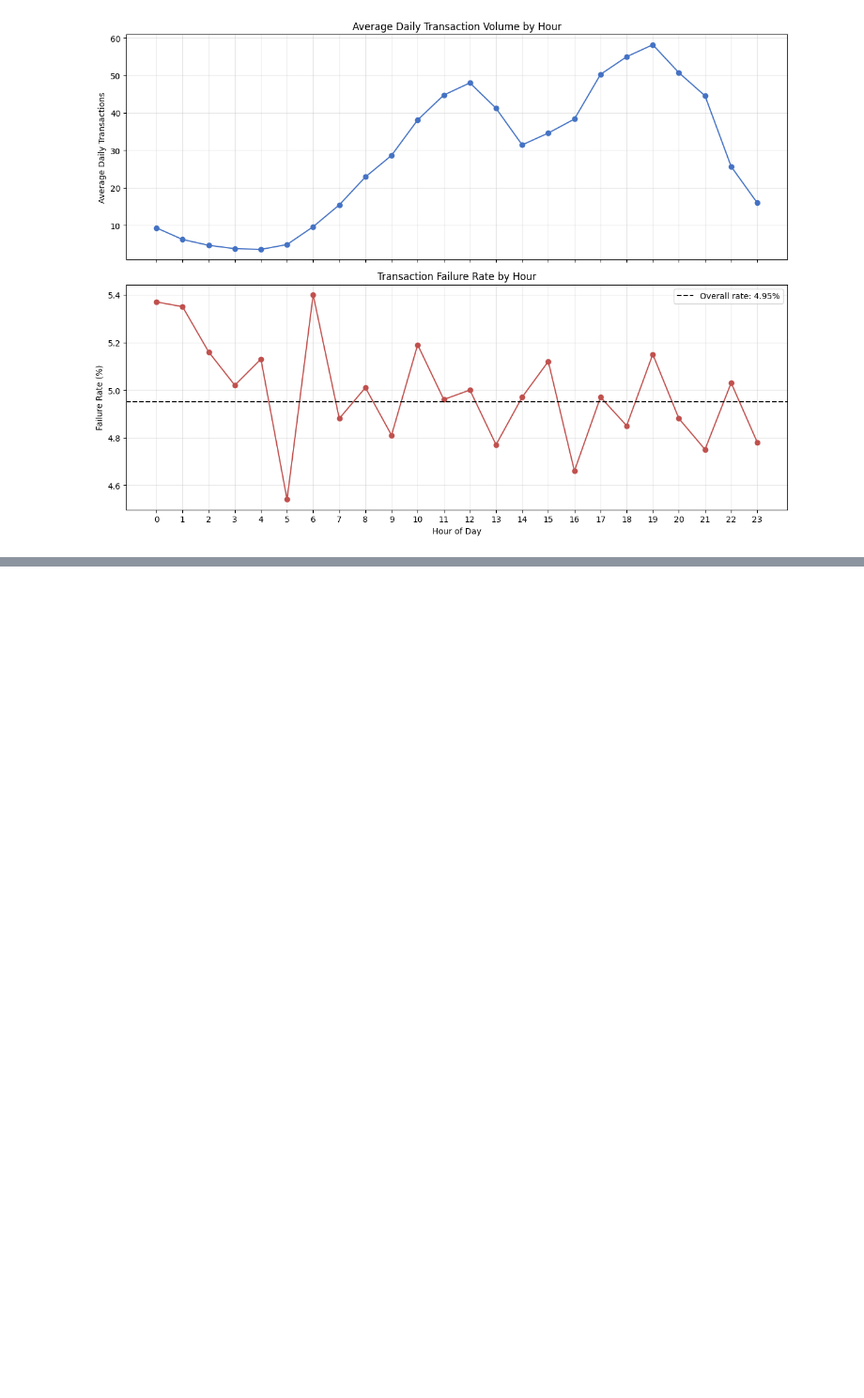
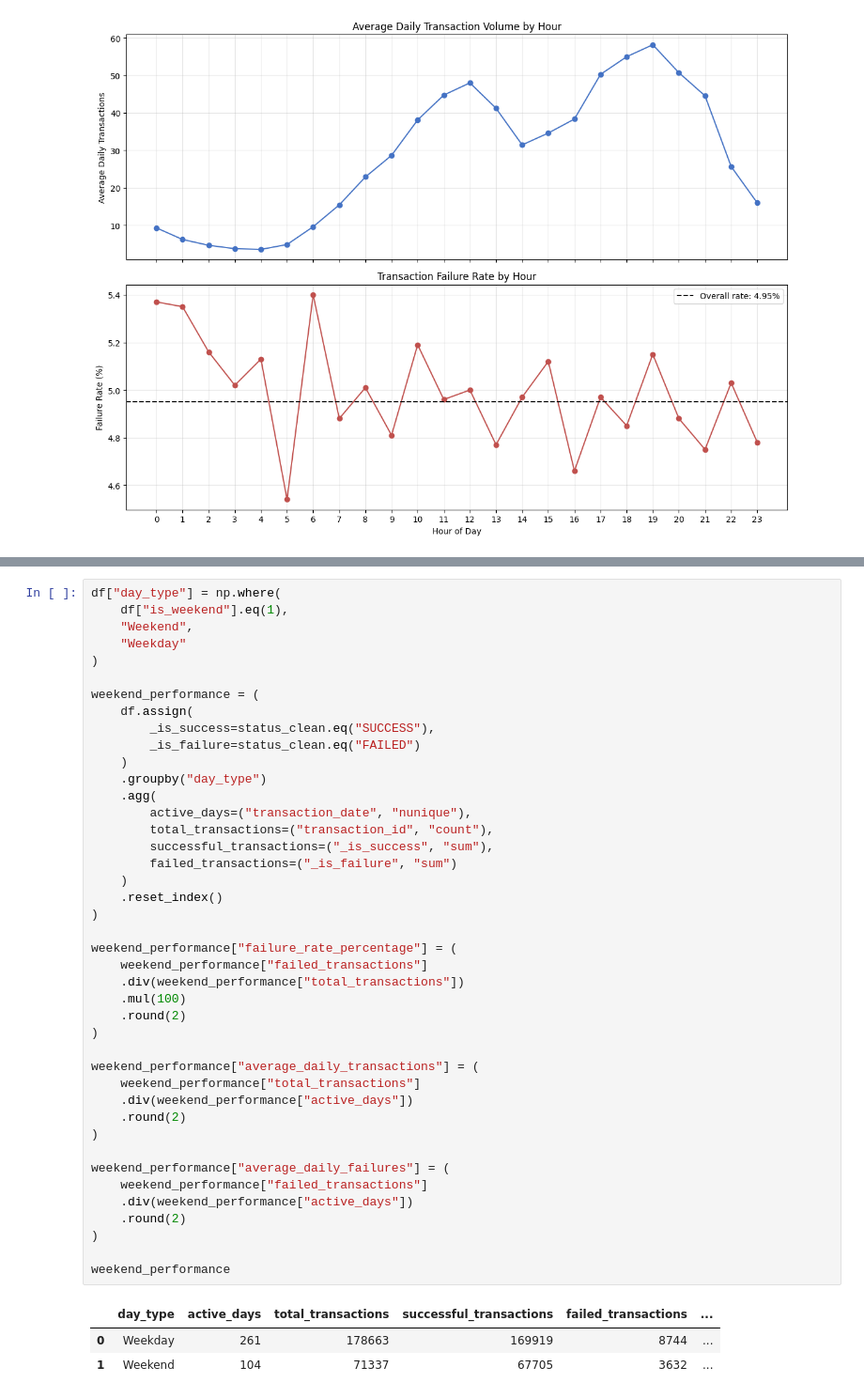
Before and after one commit to KaviyaVelmurugan/upi-transaction-intelligence-platform, a Jupyter notebook: notebooks/02_eda.ipynb, the cells around one changed output, grey strips where cells are left out. Shown at 94% size. Drawn from its saved outputs; the diff is of its cells as text; blank space fills up the shorter version.

```diff
--- a/notebooks/02_eda.ipynb
+++ b/notebooks/02_eda.ipynb
@@ -2392,0 +2399,46 @@ plt.show()
+# %%
+df["day_type"] = np.where(
+    df["is_weekend"].eq(1),
+    "Weekend",
+    "Weekday"
+)
+
+weekend_performance = (
+    df.assign(
+        _is_success=status_clean.eq("SUCCESS"),
+        _is_failure=status_clean.eq("FAILED")
+    )
+    .groupby("day_type")
+    .agg(
+        active_days=("transaction_date", "nunique"),
+        total_transactions=("transaction_id", "count"),
+        successful_transactions=("_is_success", "sum"),
+        failed_transactions=("_is_failure", "sum")
+    )
+    .reset_index()
+)
+
+weekend_performance["failure_rate_percentage"] = (
+    weekend_performance["failed_transactions"]
+    .div(weekend_performance["total_transactions"])
+    .mul(100)
+    .round(2)
+)
+
+weekend_performance["average_daily_transactions"] = (
+    weekend_performance["total_transactions"]
+    .div(weekend_performance["active_days"])
+    .round(2)
+)
+
+weekend_performance["average_daily_failures"] = (
+    weekend_performance["failed_transactions"]
+    .div(weekend_performance["active_days"])
+    .round(2)
+)
+
+weekend_performance
+# %% [output]
+|  | day_type | active_days | total_transactions | successful_transactions | failed_transactions | ... |
+| 0 | Weekday | 261 | 178663 | 169919 | 8744 | ... |
+| 1 | Weekend | 104 | 71337 | 67705 | 3632 | ... |
```
Also changed, not shown: parts of 2 cells of this notebook, 1 other file.
